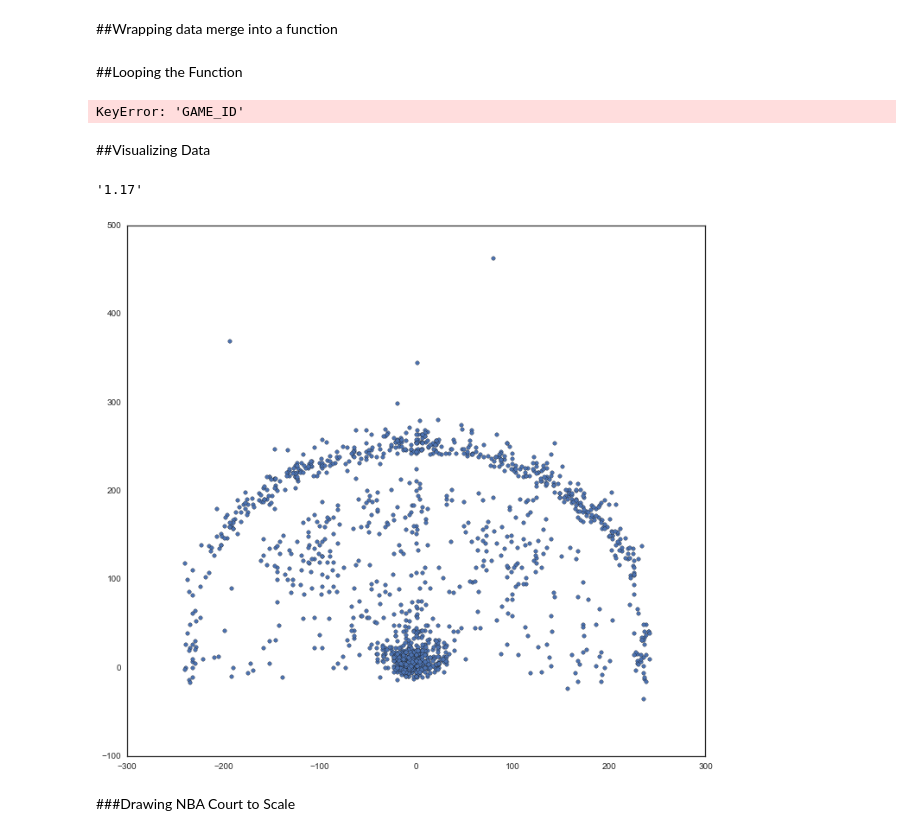
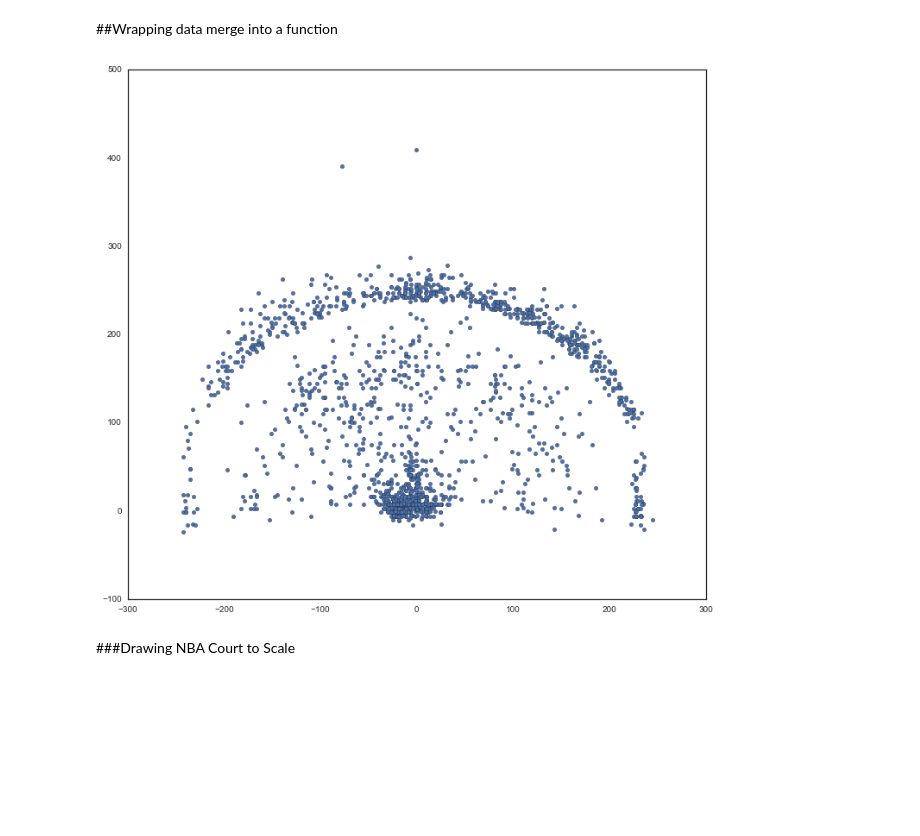
Before and after one commit to bradleyfay/py-Goldsberry, a Jupyter notebook: docs/Enriching Shooting Data.ipynb, the cells around one changed output. Drawn from its saved outputs; the diff is of its cells as text; code cells hidden in the pictures; blank space fills up the shorter version.

```diff
--- a/docs/Enriching Shooting Data.ipynb
+++ b/docs/Enriching Shooting Data.ipynb
@@ -22,4 +27,4 @@ goldsberry.__version__
 # %%
 # Getting Players List
-players_2014 = goldsberry.PlayerList(2014)
-players_2014 = pd.DataFrame(players_2014)
+players_2015 = goldsberry.PlayerList(Season='2015-16')
+players_2015 = pd.DataFrame(players_2015.players())
@@ -37,0 +31,6 @@ harden_shots_advanced['PLAYER_ID'] = harden_id
+# %%
+harden_id = players_2015.loc[players_2015['DISPLAY_LAST_COMMA_FIRST'].str.contains("Harden"), 'PERSON_ID']
+# %%
+#XY Shot Charts
+harden_shots = goldsberry.player.shot_chart(harden_id.values.tolist()[0], Season='2015-16')
+harden_shots = pd.DataFrame(harden_shots.chart())
@@ -69,2 +87,0 @@ def build_mega_shot_data(playerid, season=2014):
-# %% [markdown]
-##Looping the Function
@@ -74,35 +88,11 @@ players_2015 = pd.DataFrame(players_2015)
-# %%
-active_players = players_2015['PERSON_ID'].ix[players_2015.ROSTERSTATUS == 1].tolist()
-nba_shots = pd.DataFrame()
-for i in active_players:
-    nba_shots = pd.concat([nba_shots, build_mega_shot_data(i, 2015)], ignore_index=True)
-# %% [output]
-KeyError: 'GAME_ID'
-# %% [markdown]
-##Visualizing Data
-# %%
-import numpy as np
-from scipy.stats import binned_statistic_2d
-import seaborn as sns
-from bokeh.plotting import figure
-from math import pi
-
-%matplotlib inline
-
-import urllib
-import matplotlib.pyplot as plt
-from matplotlib.patches import Circle, Rectangle, Arc
-urllib.__version__
-# %% [output]
-'1.17'
 # %%
 sns.set_style("white")
 sns.set_color_codes()
 plt.figure(figsize=(12,11))
-plt.scatter(harden_shots_full.LOC_X, harden_shots_full.LOC_Y)
+plt.scatter(harden_shots.LOC_X, harden_shots.LOC_Y)
 plt.show()
 # %% [output]
-[figure, old version]
+[figure, new version]
 # %% [markdown]
 ###Drawing NBA Court to Scale
 # %%
```
Also changed, not shown: parts of 14 cells of this notebook.
